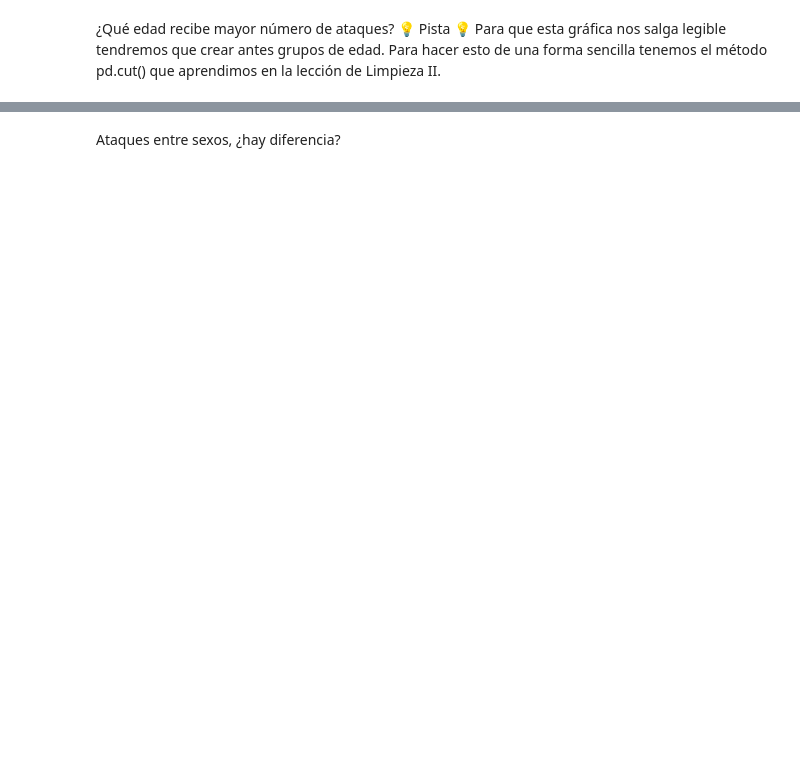
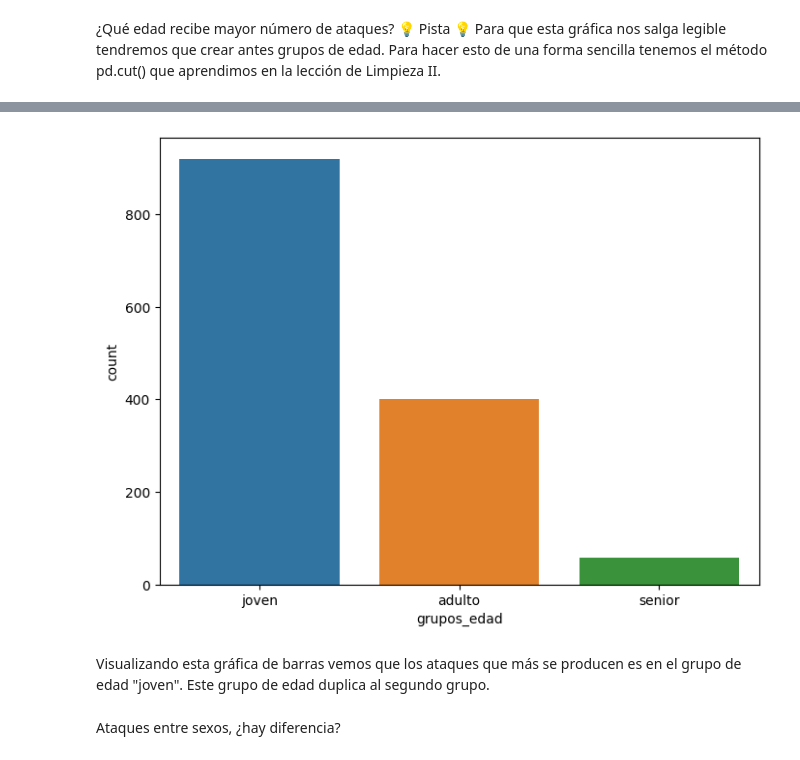
Before and after one commit to Adalab/DA-promo-c-modulo-2-sprint-2-Silvia-Pilar, a Jupyter notebook: EDA/Leccion-12-EDA-III-Analisis-Exploratorio-Grafico/EDA-III-Analisis-Exploratorio-Grafico.ipynb, the cells around one changed output, grey strips where cells are left out. Drawn from its saved outputs; the diff is of its cells as text; code cells hidden in the pictures; blank space fills up the shorter version.

```diff
--- a/EDA/Leccion-12-EDA-III-Analisis-Exploratorio-Grafico/EDA-III-Analisis-Exploratorio-Grafico.ipynb
+++ b/EDA/Leccion-12-EDA-III-Analisis-Exploratorio-Grafico/EDA-III-Analisis-Exploratorio-Grafico.ipynb
@@ -77,0 +145,2 @@ Usando el DataFrame de los 10 paises con más ataques, ¿hay diferencias entre s
+# %%
+df_paises["grupos_edad"] = pd.cut(df_paises["age_ok"], 3, labels=["joven", "adulto", "senior"])
@@ -78,2 +173,8 @@ Usando el DataFrame de los 10 paises con más ataques, ¿hay diferencias entre s
+# %%
+sns.countplot(data=df_paises, x="grupos_edad");
+# %% [output]
+[figure, added]
+# %% [markdown]
+Visualizando esta gráfica de barras vemos que los ataques que más se producen es en el grupo de edad "joven". Este grupo de edad duplica al segundo grupo.
 # %% [markdown]
 Ataques entre sexos, ¿hay diferencia?
```
Also changed, not shown: parts of 28 cells of this notebook, 1 other file.
